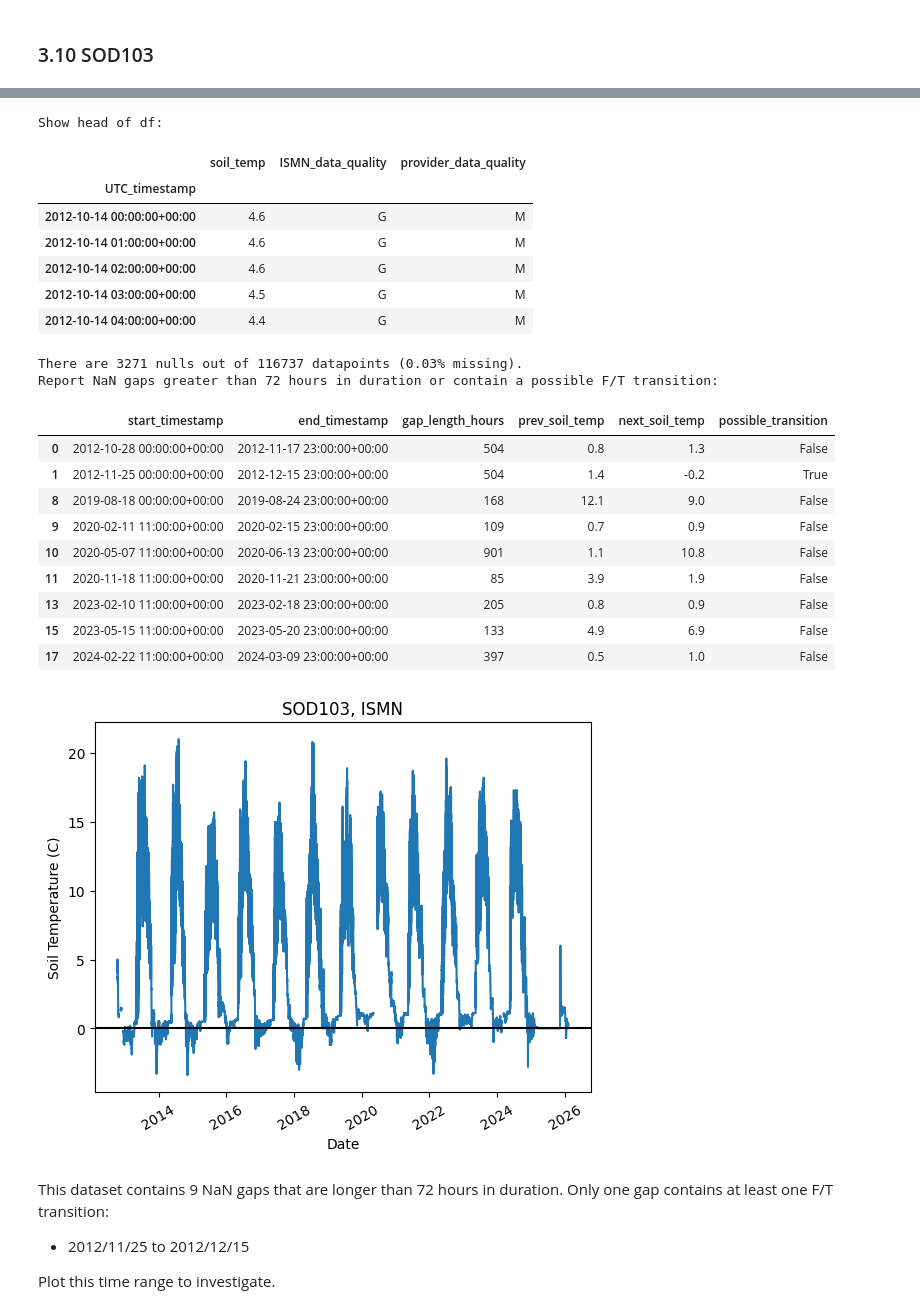
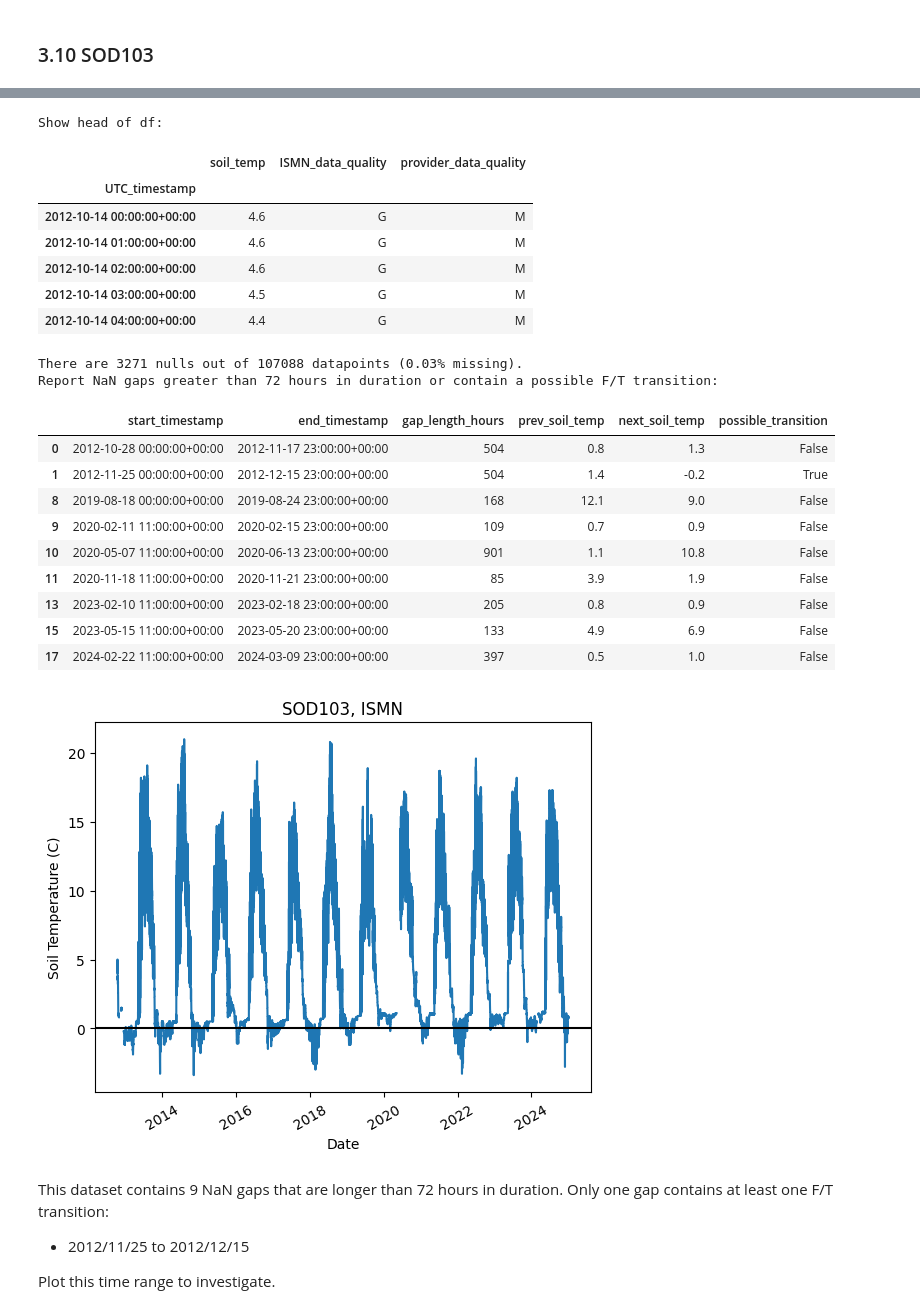
Before and after one commit to gerezk/freeze-thaw-soil-prediction, a Jupyter notebook: notebooks/ISMN_data_cleaning.ipynb, the cells around one changed output, grey strips where cells are left out. Drawn from its saved outputs; the diff is of its cells as text; code cells hidden in the pictures.

Commit message:
Refactor ISMN_data_cleaning.ipynb to use DATE_RANGE and constants.py

```diff
--- a/notebooks/ISMN_data_cleaning.ipynb
+++ b/notebooks/ISMN_data_cleaning.ipynb
@@ -69,7 +55,8 @@ SOD103_name = constants.SOD103_NAME
 # %%
 def soil_temp_data_cleaning(data_path: Path, depth: numbers.Real,
                             short_feature: str, long_feature: str,
-                            temp_threshold: numbers.Real) -> pd.DataFrame:
+                            temp_threshold: numbers.Real,
+                            date_range=None) -> pd.DataFrame:
     """
     Preprocessing of raw ISMN soil temperature data.
     :param data_path: full path to raw ISMN data
@@ -77,8 +64,17 @@ def soil_temp_data_cleaning(data_path: Path, depth: numbers.Real,
     :param short_feature: abbreviated variable name
     :param long_feature: full variable name
     :param temp_threshold: in C; for detecting outliers
+    :param date_range: list of datetime objects. Data outside this range is filtered out. Min is inclusive and max is exclusive. Assumed that input is in the same timezone as df.index. If date_range is not valid for given df, date_range will be adjusted to be valid.
     :return: cleaned dataframe
     """
+    # check date_range
+    if date_range is not None:
+        if not isinstance(date_range, list):
+            raise TypeError('date_range must be a list')
+        if len(date_range) != 2:
+            raise ValueError('date_range must be a list of length 2')
+        if not isinstance(date_range[0], datetime) or not isinstance(date_range[1], datetime):
+            raise TypeError('date_range must be a list of datetime objects')
     # check input values
     if not data_path.is_dir():
         raise NotADirectoryError(f'{data_path} must be a directory')
@@ -86,6 +82,24 @@ def soil_temp_data_cleaning(data_path: Path, depth: numbers.Real,
     # preprocess data
     df = utils.collect_data(data_path, depth, short_feature, long_feature)
     df = utils.create_timestamp_col(df)
+
+    # filter df given date_range
+    if date_range is not None:
+        date_range = date_range.copy()
+        date_range.sort()
+        date_range[0] = date_range[0].replace(tzinfo=df.index.tz)
+        date_range[1] = date_range[1].replace(tzinfo=df.index.tz)
+        if date_range[0] < min(df.index):
+            print(f'Warning: {date_range[0]} is before the earliest timestamp in df: {min(df.index)}.')
+            print(f'{date_range[0]} will be adjusted to {min(df.index)}.')
+            date_range[0] = min(df.index)
+        if date_range[1] > max(df.index):
+            print(f'Warning: {date_range[1]} is after the latest timestamp in df: {max(df.index)}.')
+            print(f'{date_range[1]} will be adjusted to {max(df.index)} + 1 hr.')
+            date_range[1] = max(df.index) + timedelta(hours=1)
+        df = df[df.index >= date_range[0]]
+        df = df[df.index < date_range[1]]
+
     df = utils.convert_nan(df, long_feature)
 
     # convert outlier spikes/drops to NaN
@@ -665,11 +713,12 @@ SOD012_df.to_csv(cleaned_data_path / f'{SOD012_name}_{short_variable}_{max_depth
 # %% [markdown]
 ### 3.10 SOD103
 # %%
-SOD103_df = soil_temp_data_cleaning(data_path=raw_data_path / SOD103_name,
+SOD103_df = soil_temp_data_cleaning(data_path=raw_data_path / c.SOD103_NAME,
                                     depth=max_depth,
                                     short_feature=short_variable,
                                     long_feature=long_variable,
-                                    temp_threshold=threshold)
+                                    temp_threshold=threshold,
+                                    date_range=c.DATE_RANGE)
 
-soil_temp_data_reporting(SOD103_df, long_feature=long_variable, station_name=SOD103_name, ylabel=y_label)
+soil_temp_data_reporting(SOD103_df, long_feature=long_variable, station_name=c.SOD103_NAME, ylabel=y_label)
 # %% [output]
@@ -685,25 +736,25 @@ Summary statistics:
 | max | 21.000000 |
 Show head of df:
 |  | soil_temp | ISMN_data_quality | provider_data_quality |
 | UTC_timestamp |  |  |  |
 | 2012-10-14 00:00:00+00:00 | 4.6 | G | M |
 | 2012-10-14 01:00:00+00:00 | 4.6 | G | M |
 | 2012-10-14 02:00:00+00:00 | 4.6 | G | M |
 | 2012-10-14 03:00:00+00:00 | 4.5 | G | M |
 | 2012-10-14 04:00:00+00:00 | 4.4 | G | M |
-There are 3271 nulls out of 116737 datapoints (0.03% missing).
+There are 3271 nulls out of 107088 datapoints (0.03% missing).
 Report NaN gaps greater than 72 hours in duration or contain a possible F/T transition:
 |  | start_timestamp | end_timestamp | gap_length_hours | prev_soil_temp | next_soil_temp | possible_transition |
 | 0 | 2012-10-28 00:00:00+00:00 | 2012-11-17 23:00:00+00:00 | 504 | 0.8 | 1.3 | False |
 | 1 | 2012-11-25 00:00:00+00:00 | 2012-12-15 23:00:00+00:00 | 504 | 1.4 | -0.2 | True |
 | 8 | 2019-08-18 00:00:00+00:00 | 2019-08-24 23:00:00+00:00 | 168 | 12.1 | 9.0 | False |
 | 9 | 2020-02-11 11:00:00+00:00 | 2020-02-15 23:00:00+00:00 | 109 | 0.7 | 0.9 | False |
 | 10 | 2020-05-07 11:00:00+00:00 | 2020-06-13 23:00:00+00:00 | 901 | 1.1 | 10.8 | False |
 | 11 | 2020-11-18 11:00:00+00:00 | 2020-11-21 23:00:00+00:00 | 85 | 3.9 | 1.9 | False |
 | 13 | 2023-02-10 11:00:00+00:00 | 2023-02-18 23:00:00+00:00 | 205 | 0.8 | 0.9 | False |
 | 15 | 2023-05-15 11:00:00+00:00 | 2023-05-20 23:00:00+00:00 | 133 | 4.9 | 6.9 | False |
 | 17 | 2024-02-22 11:00:00+00:00 | 2024-03-09 23:00:00+00:00 | 397 | 0.5 | 1.0 | False |
-[figure, old version]
+[figure, new version]
 # %% [markdown]
 This dataset contains 9 NaN gaps that are longer than 72 hours in duration. Only one gap contains at least one F/T transition:
 - 2012/11/25 to 2012/12/15
```
Also changed, not shown: parts of 40 cells of this notebook, 2 other files.
